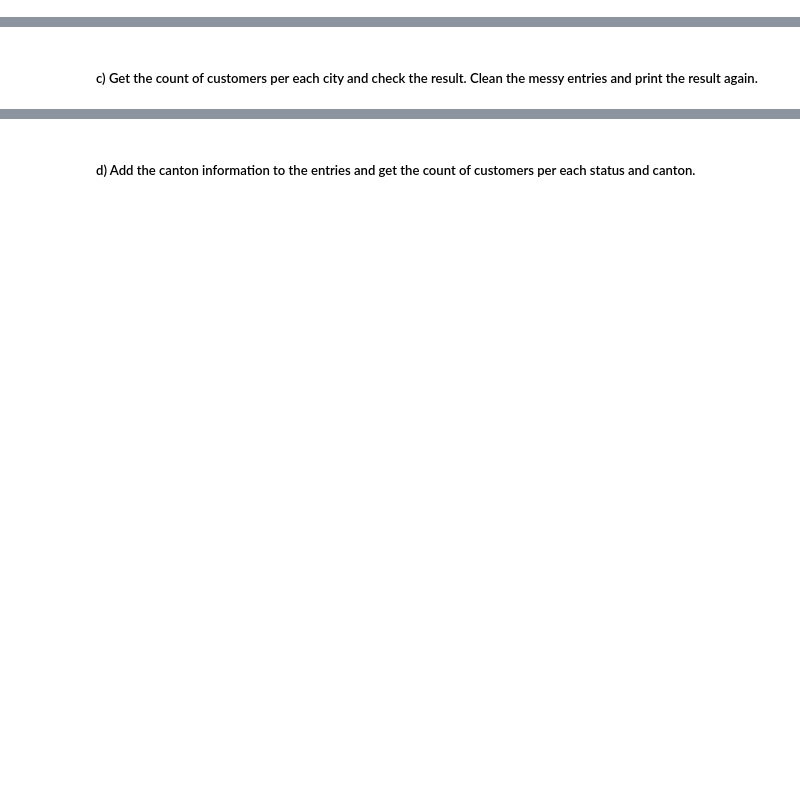
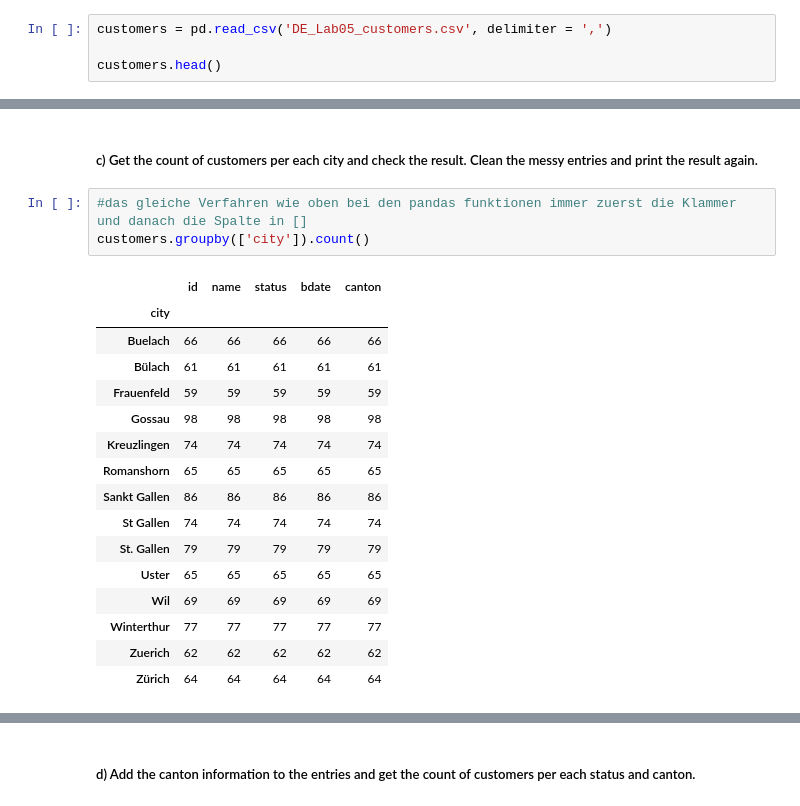
Before and after one commit to chrigorion/Data_Engineering_reichch4, a Jupyter notebook: Lab_05/DE_Lab05.ipynb, the cells around one changed output, grey strips where cells are left out. Saved outputs shown, nothing was run; the diff lists cells and outputs as text; blank space fills up the shorter version.

```diff
--- a/Lab_05/DE_Lab05.ipynb
+++ b/Lab_05/DE_Lab05.ipynb
@@ -5,3 +7,7 @@
 ### Task 01: Read the customers.
 # %% [markdown]
 ##### a) Create a DataFrame called customers with the customers.csv file. Print the count of customers and 5 entries to have a look at the data.
+# %%
+customers = pd.read_csv('DE_Lab05_customers.csv', delimiter = ',')
+
+customers.head()
@@ -10,2 +32,22 @@
 # %% [markdown]
 ##### c) Get the count of customers per each city and check the result. Clean the messy entries and print the result again.
+# %%
+#das gleiche Verfahren wie oben bei den pandas funktionen immer zuerst die Klammer und danach die Spalte in []
+customers.groupby(['city']).count()
+# %% [output]
+|  | id | name | status | bdate | canton |
+| city |  |  |  |  |  |
+| Buelach | 66 | 66 | 66 | 66 | 66 |
+| Bülach | 61 | 61 | 61 | 61 | 61 |
+| Frauenfeld | 59 | 59 | 59 | 59 | 59 |
+| Gossau | 98 | 98 | 98 | 98 | 98 |
+| Kreuzlingen | 74 | 74 | 74 | 74 | 74 |
+| Romanshorn | 65 | 65 | 65 | 65 | 65 |
+| Sankt Gallen | 86 | 86 | 86 | 86 | 86 |
+| St Gallen | 74 | 74 | 74 | 74 | 74 |
+| St. Gallen | 79 | 79 | 79 | 79 | 79 |
+| Uster | 65 | 65 | 65 | 65 | 65 |
+| Wil | 69 | 69 | 69 | 69 | 69 |
+| Winterthur | 77 | 77 | 77 | 77 | 77 |
+| Zuerich | 62 | 62 | 62 | 62 | 62 |
+| Zürich | 64 | 64 | 64 | 64 | 64 |
```
Also changed, not shown: parts of 17 cells of this notebook.
